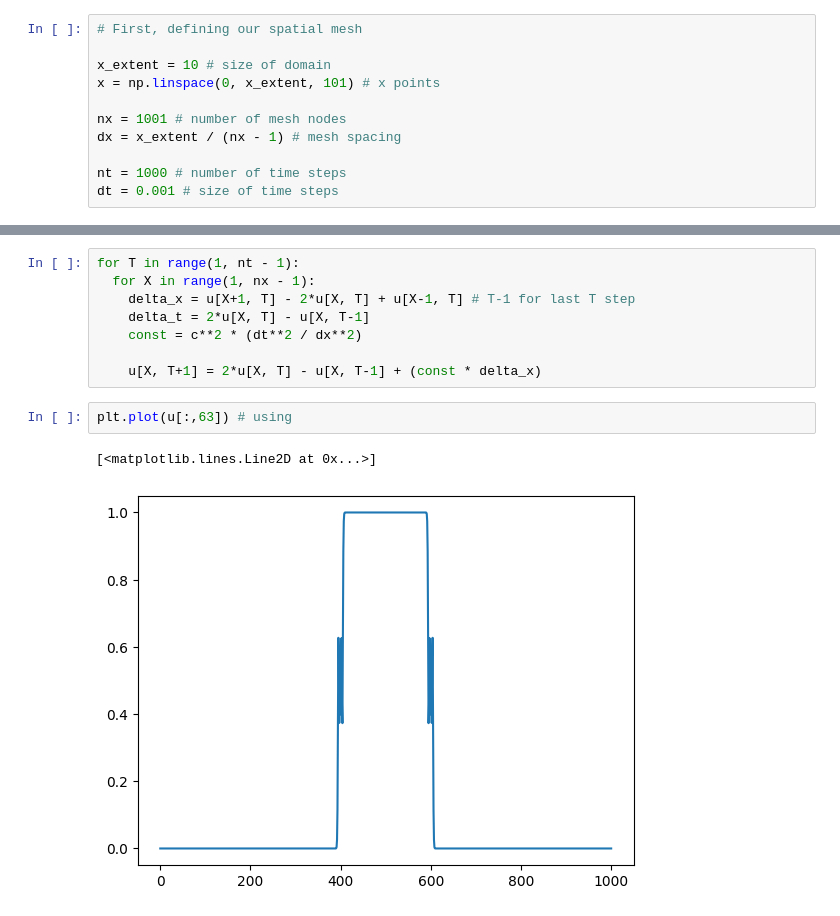
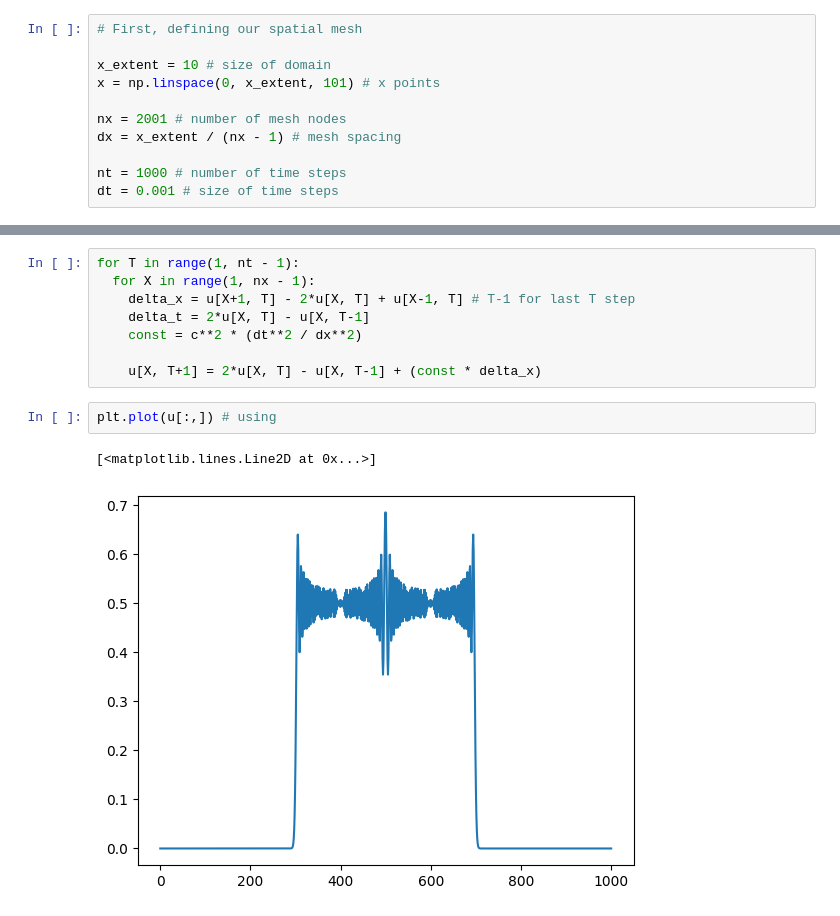
Before and after one commit to nocturnal-luke/Geophysical-inversion-undergraduate, a Jupyter notebook: lectures/L5/L5_exercises.ipynb, the cells around one changed output, grey strips where cells are left out. Drawn from its saved outputs; the diff is of its cells as text.

```diff
--- a/lectures/L5/L5_exercises.ipynb
+++ b/lectures/L5/L5_exercises.ipynb
@@ -251,7 +251,7 @@ Let's implement this.
 x_extent = 10 # size of domain
 x = np.linspace(0, x_extent, 101) # x points
 
-nx = 1001 # number of mesh nodes
+nx = 2001 # number of mesh nodes
 dx = x_extent / (nx - 1) # mesh spacing
 
 nt = 1000 # number of time steps
@@ -291,7 +291,7 @@ for T in range(1, nt - 1):
 
     u[X, T+1] = 2*u[X, T] - u[X, T-1] + (const * delta_x)
 # %%
-plt.plot(u[:,63]) # using
+plt.plot(u[:,]) # using
 # %% [output]
 [<matplotlib.lines.Line2D at 0x...>]
-[figure, old version]
+[figure, new version]
```
